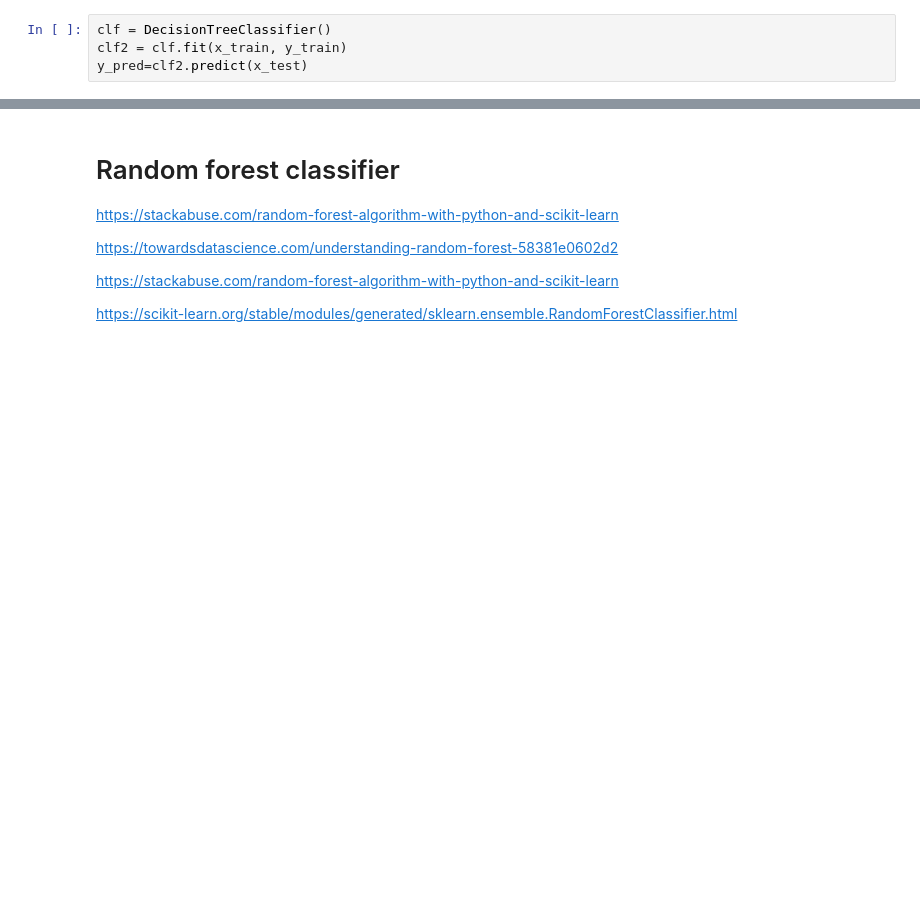
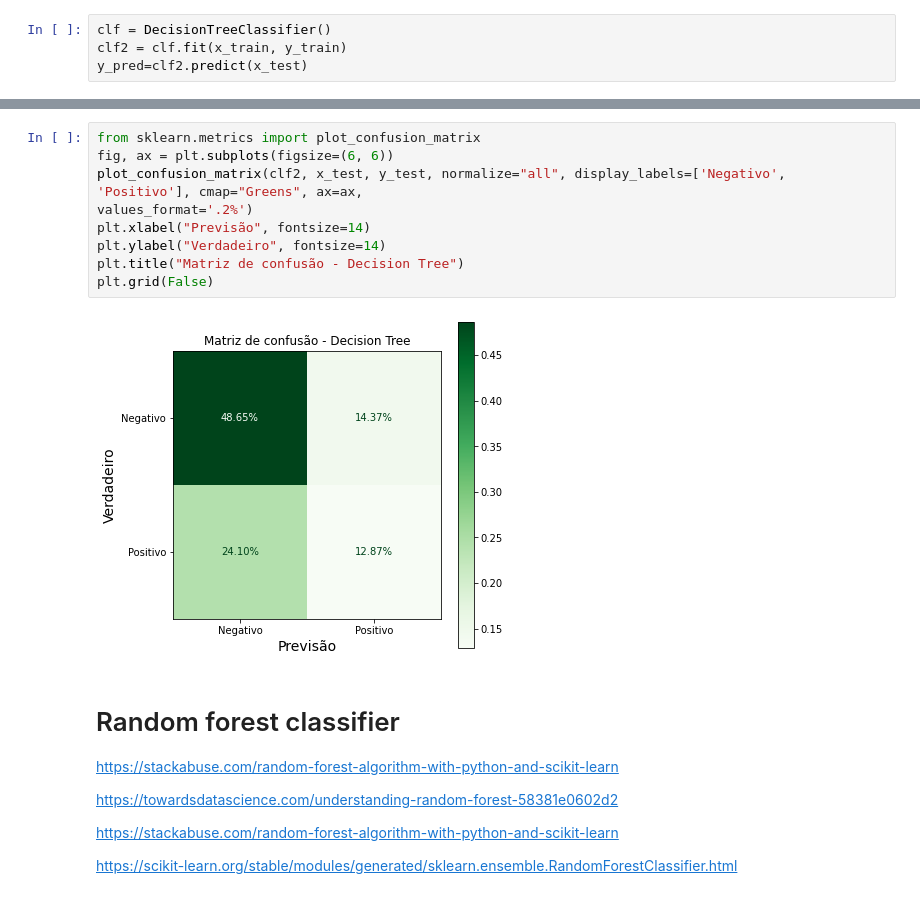
Before and after one commit to Pedro2712/Projeto_2-ciedados, a Jupyter notebook: Projeto 2 - Ciedados.ipynb, the cells around one changed output, grey strips where cells are left out. Drawn from its saved outputs; the diff is of its cells as text; blank space fills up the shorter version.

Commit message:
Matriz de confusão

```diff
--- a/Projeto 2 - Ciedados.ipynb
+++ b/Projeto 2 - Ciedados.ipynb
@@ -651,4 +651,15 @@ baunilha              4.332
 dtype: float64
+# %%
+from sklearn.metrics import plot_confusion_matrix
+fig, ax = plt.subplots(figsize=(6, 6))
+plot_confusion_matrix(clf2, x_test, y_test, normalize="all", display_labels=['Negativo', 'Positivo'], cmap="Greens", ax=ax,
+values_format='.2%')
+plt.xlabel("Previsão", fontsize=14)
+plt.ylabel("Verdadeiro", fontsize=14)
+plt.title("Matriz de confusão - Decision Tree")
+plt.grid(False)
+# %% [output]
+[figure, added]
 # %% [markdown]
 # Random forest classifier
 https://stackabuse.com/random-forest-algorithm-with-python-and-scikit-learn
```
Also changed, not shown: parts of 6 cells of this notebook.
